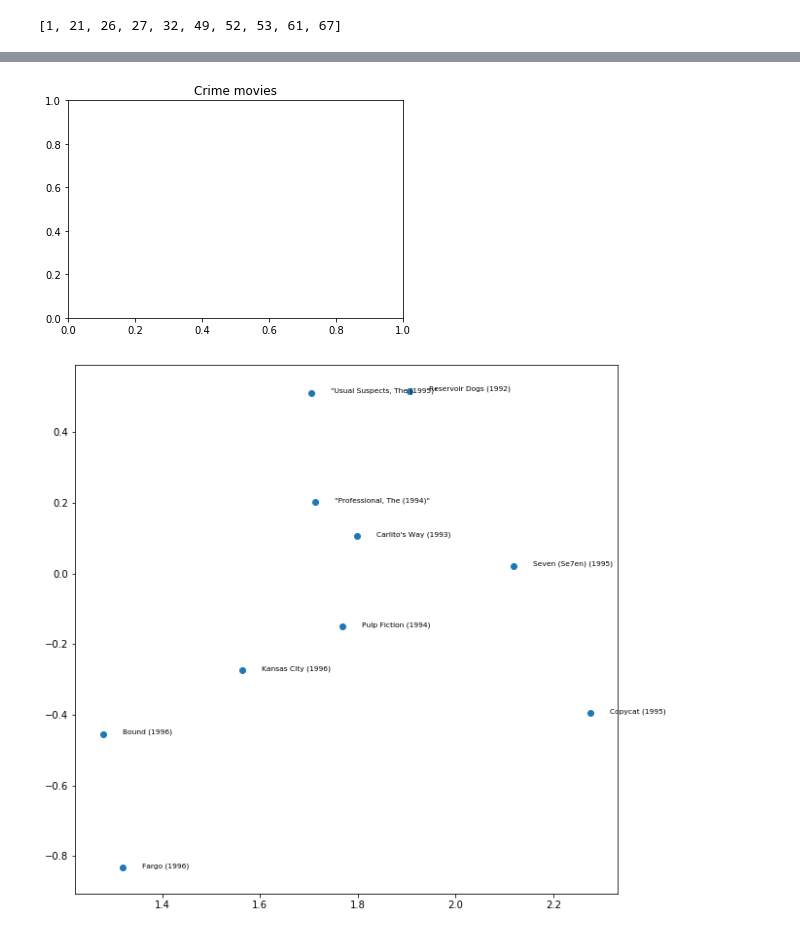
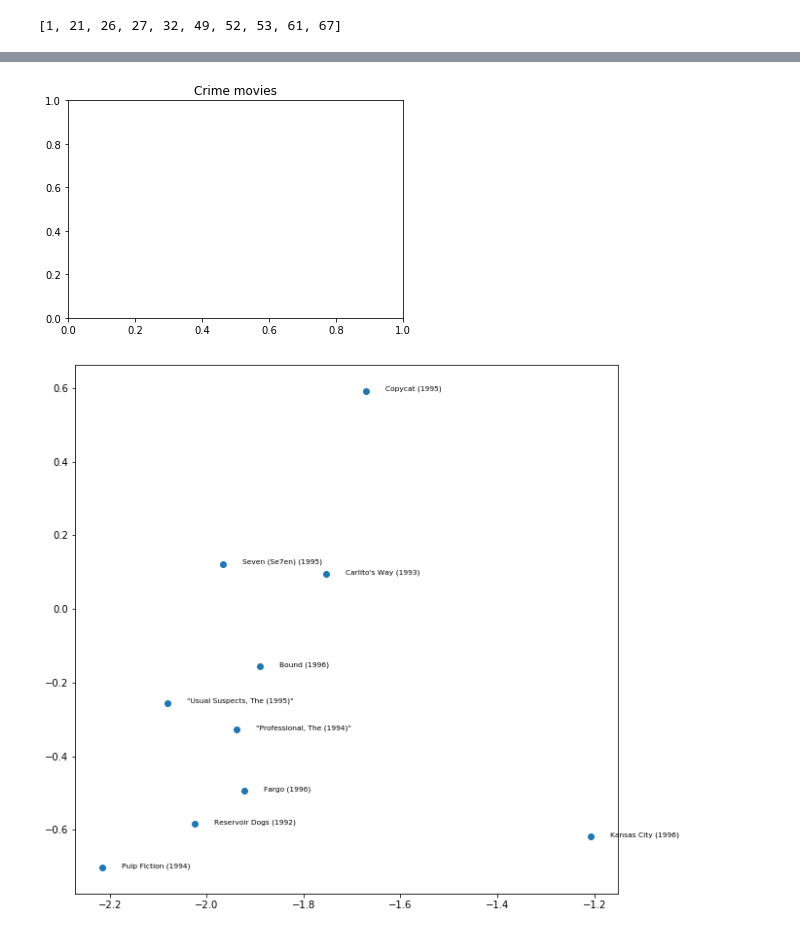
Before and after one commit to danezhou/CS155_Project2, a Jupyter notebook: Basic SVD Visualizations.ipynb, the cells around one changed output, grey strips where cells are left out. Cells and saved outputs as stored; diff of their text form; code cells hidden in the pictures.

```diff
--- a/Basic SVD Visualizations.ipynb
+++ b/Basic SVD Visualizations.ipynb
@@ -189,7 +189,7 @@ exclude = np.setdiff1d(a, most_rated)
 most_popular_x = np.delete(V_x, exclude)
 most_popular_y = np.delete(V_y, exclude)
 # %%
-choice_movies = [1, 11, 140, 167, 194, 227, 233, 269, 418, 464]
+choice_movies = [1, 11, 140, 167, 194, 227, 233, 268, 415, 461]
 # %%
 a = np.arange(n_parsed_movies)
 exclude = np.setdiff1d(a, choice_movies)
@@ -277,24 +276,3 @@ plt.show()
-# %%
-# Loading the movie data
-movie_data = np.genfromtxt('./data/movies.txt', dtype=None, delimiter='\t', encoding='utf8')
-
-movie_titles = [movie[1] for movie in movie_data]
-
-movie_dict = Counter(movie_titles)
-
-movie_ids = {}
-
-i = 1
-for movie in movie_titles:
-    movie_ids[i] = movie
-    i += 1
-
-movie_to_new_ids = {}
-
-i = 1
-for movie in movie_dict.keys():
-    movie_to_new_ids[movie] = i
-    i += 1
 # %%
 action_movies = []
 comedy_movies = []
@@ -414,15 +388,15 @@ plt.show()
 # %%
 titles = []
 for i,most in enumerate(crime_movies):
     titles.append(new_ids_to_movie[most+1])
 
 plt.title("Crime movies")
 plt.figure(figsize=(10,10))
 axes = plt.gca()
-plt.scatter(comedy_movies_x, comedy_movies_y)
+plt.scatter(crime_movies_x, crime_movies_y)
 for i, txt in enumerate(titles):
-    plt.annotate(txt, (comedy_movies_x[i]+.04, comedy_movies_y[i]), fontsize=7.5)
+    plt.annotate(txt, (crime_movies_x[i]+.04, crime_movies_y[i]), fontsize=7.5)
 plt.show()
 # %% [output]
 [figure]
-[figure, old version]
+[figure, new version]
```
Also changed, not shown: parts of 10 cells of this notebook, 29 other files.
